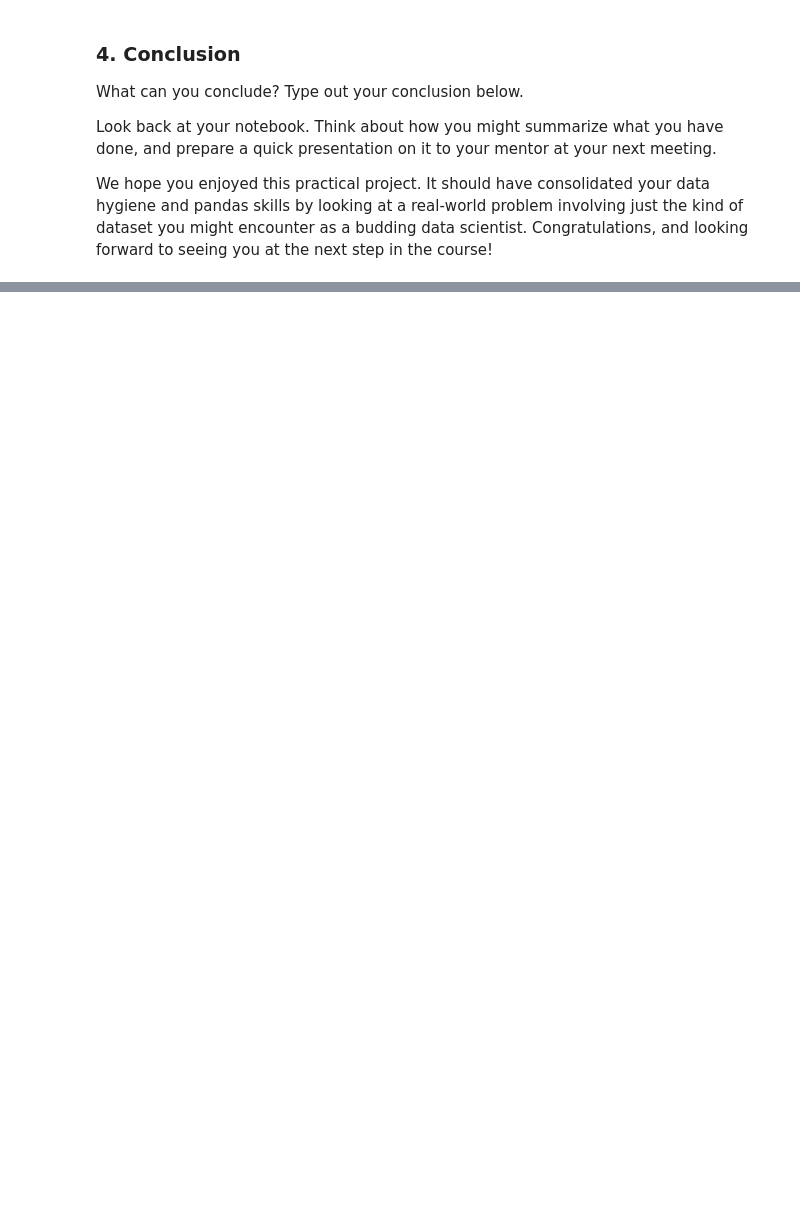
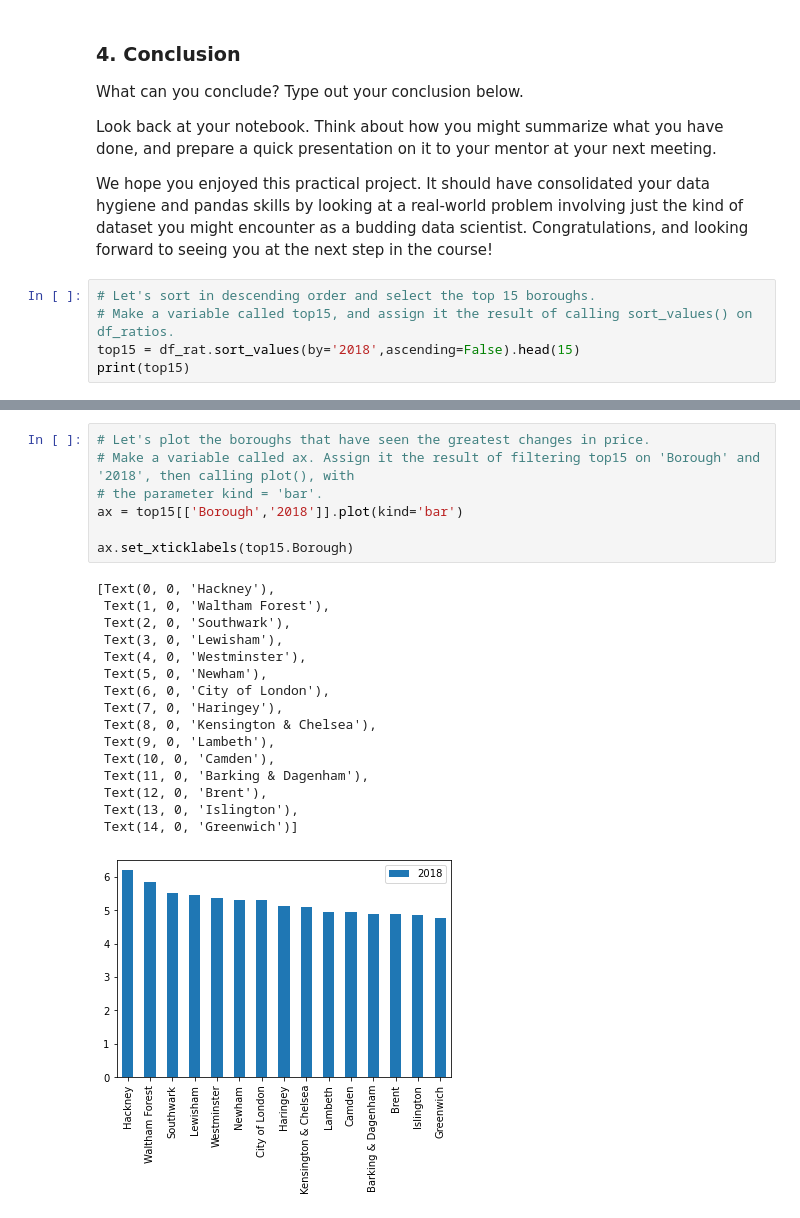
Before and after one commit to mikesbin99/Springboard, a Jupyter notebook: notebooks/Unit 4 Challenge - Tier 3.ipynb, the cells around one changed output, grey strips where cells are left out. Saved outputs shown, nothing was run; the diff lists cells and outputs as text; blank space fills up the shorter version.

```diff
--- a/notebooks/Unit 4 Challenge - Tier 3.ipynb
+++ b/notebooks/Unit 4 Challenge - Tier 3.ipynb
@@ -165,3 +444,8 @@ What can you conclude? Type out your conclusion below.
 Look back at your notebook. Think about how you might summarize what you have done, and prepare a quick presentation on it to your mentor at your next meeting.
 
 We hope you enjoyed this practical project. It should have consolidated your data hygiene and pandas skills by looking at a real-world problem involving just the kind of dataset you might encounter as a budding data scientist. Congratulations, and looking forward to seeing you at the next step in the course!
+# %%
+# Let's sort in descending order and select the top 15 boroughs.
+# Make a variable called top15, and assign it the result of calling sort_values() on df_ratios.
+top15 = df_rat.sort_values(by='2018',ascending=False).head(15)
+print(top15)
@@ -167,0 +474,24 @@ We hope you enjoyed this practical project. It should have consolidated your dat
+# %%
+# Let's plot the boroughs that have seen the greatest changes in price.
+# Make a variable called ax. Assign it the result of filtering top15 on 'Borough' and '2018', then calling plot(), with
+# the parameter kind = 'bar'.
+ax = top15[['Borough','2018']].plot(kind='bar')
+
+ax.set_xticklabels(top15.Borough)
+# %% [output]
+[Text(0, 0, 'Hackney'),
+ Text(1, 0, 'Waltham Forest'),
+ Text(2, 0, 'Southwark'),
+ Text(3, 0, 'Lewisham'),
+ Text(4, 0, 'Westminster'),
+ Text(5, 0, 'Newham'),
+ Text(6, 0, 'City of London'),
+ Text(7, 0, 'Haringey'),
+ Text(8, 0, 'Kensington & Chelsea'),
+ Text(9, 0, 'Lambeth'),
+ Text(10, 0, 'Camden'),
+ Text(11, 0, 'Barking & Dagenham'),
+ Text(12, 0, 'Brent'),
+ Text(13, 0, 'Islington'),
+ Text(14, 0, 'Greenwich')]
+[figure, added]
```
Also changed, not shown: parts of 29 cells of this notebook.
